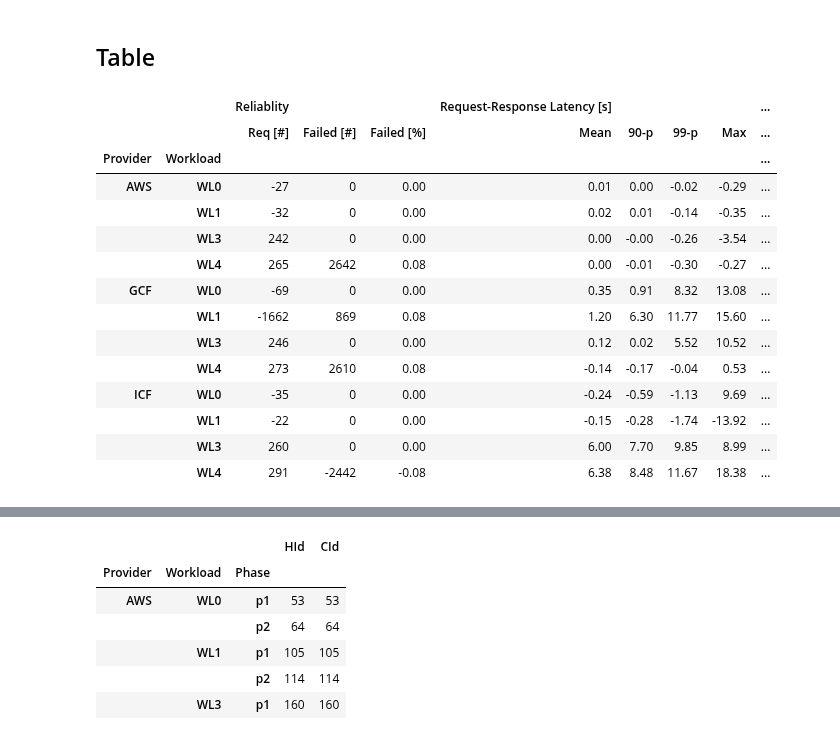
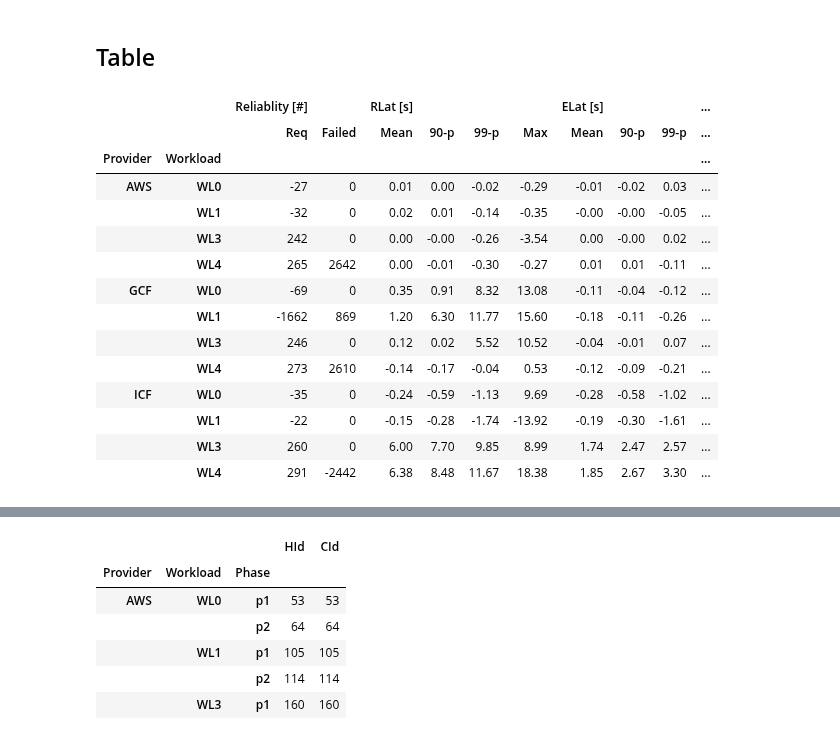
Before and after one commit to tawalaya/FaaSElasticityEngineering, a Jupyter notebook: ACR.ipynb, the cells around one changed output, grey strips where cells are left out. Drawn from its saved outputs; the diff is of its cells as text; code cells hidden in the pictures.

Commit message:
changed diff table code

```diff
--- a/ACR.ipynb
+++ b/ACR.ipynb
@@ -335,15 +335,19 @@ def paperDataSet(data,providers,workloads,runs):
     data = data[data["run"].isin(runs)]
     return data
 
-def createMetrics(data,providers,workloads,runs,group_key=["Provider","WL"]):
+def createMetrics(data,providers,workloads,runs,group_key=["Provider","WL"],withMedian=False):
     #filter data
     data = paperDataSet(data,providers,workloads,runs)
-    return metcisFromData(data,group_key)
+    return metcisFromData(data,group_key,withMedian)
 
-def metcisFromData(data,group_key=["Provider","WL"]):
+def metcisFromData(data,group_key=["Provider","WL"],withMedian=False):
+    metrics = [np.mean,q(90,"p90"),q(99,"p99"),np.max]
+    if withMedian:
+        metrics.append(np.median)
+
     #create performance metrics
     perf = data[data["RFailed"]==False].groupby(group_key)[["RLat","ELat"]].agg(
-        [np.mean,q(90,"p90"),q(99,"p99"),np.max]
+        metrics
     )
 
     reliability = data.groupby(group_key)["RFailed"].agg([count,count_failed,percentage])
@@ -352,19 +356,15 @@ def metcisFromData(data,group_key=["Provider","WL"]):
         ('Reliablity','Req [#]'),('Reliablity','Failed [#]'),('Reliablity','Failed [%]')
     ])
 
-    rlat = style["Names"]["RLat"]+' [s]'
-    elat = style["Names"]["ELat"]+' [s]'
-    perf.columns = pd.MultiIndex.from_tuples([
-        (rlat, 'Mean'),
-        (rlat, '90-p'),
-        (rlat, '99-p'),
-        (rlat, 'Max'),
-        (elat, 'Mean'),
-        (elat, '90-p'),
-        (elat, '99-p'),
-        (elat, 'Max')
 
-    ])
+    labels = ["Mean",'90-p','99-p','Max']
+    if withMedian:
+        labels.append("Med")
+    #python magic incoming: create a list of paired lables (latname + metric...)
+    rlats = list(map(tuple,zip(["RLat"+' [s]']*len(labels),labels)))
+    elats = list(map(tuple,zip(["ELat"+' [s]']*len(labels),labels)))
+    #python magic over
+    perf.columns = pd.MultiIndex.from_tuples(rlats+elats)
     reindex(perf)
     reindex(reliability)
 
@@ -372,31 +372,37 @@ def metcisFromData(data,group_key=["Provider","WL"]):
 # %%
 p_old,r_old = createMetrics(all_old,["aws","gcf","ibm"],["0,0,0.5","0,0,1","60,60,1","60,60,0.5"],[1])
 p_new,r_new = createMetrics(all_new,["aws","gcf","ibm"],["0,0,0.5","0,0,1","60,60,1","60,60,0.5"],[1])
 
 #generate diff
 perf = p_old-p_new
 reliability = r_old-r_new
+#remove Failed [%] as it makes no sense in this context
+reliability = reliability.drop('Failed [%]', axis=1, level=1)
+#rename col.
+reliability.columns = pd.MultiIndex.from_tuples([
+        ('Reliablity [#]','Req'),('Reliablity [#]','Failed')
+    ])
 
 df = pd.concat([reliability,perf],axis=1)
 
 
 pd.options.display.float_format = "{:,.2f}".format
 with open('plots/diff.tex', 'w') as f:
     f.write(df.to_latex())
 df
 # %% [output]
-|  |  | Reliablity |  |  | Request-Response Latency [s] |  |  |  | ... |
-|  |  | Req [#] | Failed [#] | Failed [%] | Mean | 90-p | 99-p | Max | ... |
-| Provider | Workload |  |  |  |  |  |  |  | ... |
-| AWS | WL0 | -27 | 0 | 0.00 | 0.01 | 0.00 | -0.02 | -0.29 | ... |
-|  | WL1 | -32 | 0 | 0.00 | 0.02 | 0.01 | -0.14 | -0.35 | ... |
-|  | WL3 | 242 | 0 | 0.00 | 0.00 | -0.00 | -0.26 | -3.54 | ... |
-|  | WL4 | 265 | 2642 | 0.08 | 0.00 | -0.01 | -0.30 | -0.27 | ... |
-| GCF | WL0 | -69 | 0 | 0.00 | 0.35 | 0.91 | 8.32 | 13.08 | ... |
-|  | WL1 | -1662 | 869 | 0.08 | 1.20 | 6.30 | 11.77 | 15.60 | ... |
-|  | WL3 | 246 | 0 | 0.00 | 0.12 | 0.02 | 5.52 | 10.52 | ... |
-|  | WL4 | 273 | 2610 | 0.08 | -0.14 | -0.17 | -0.04 | 0.53 | ... |
-| ICF | WL0 | -35 | 0 | 0.00 | -0.24 | -0.59 | -1.13 | 9.69 | ... |
-|  | WL1 | -22 | 0 | 0.00 | -0.15 | -0.28 | -1.74 | -13.92 | ... |
-|  | WL3 | 260 | 0 | 0.00 | 6.00 | 7.70 | 9.85 | 8.99 | ... |
-|  | WL4 | 291 | -2442 | -0.08 | 6.38 | 8.48 | 11.67 | 18.38 | ... |
+|  |  | Reliablity [#] |  | RLat [s] |  |  |  | ELat [s] |  |  | ... |
+|  |  | Req | Failed | Mean | 90-p | 99-p | Max | Mean | 90-p | 99-p | ... |
+| Provider | Workload |  |  |  |  |  |  |  |  |  | ... |
+| AWS | WL0 | -27 | 0 | 0.01 | 0.00 | -0.02 | -0.29 | -0.01 | -0.02 | 0.03 | ... |
+|  | WL1 | -32 | 0 | 0.02 | 0.01 | -0.14 | -0.35 | -0.00 | -0.00 | -0.05 | ... |
+|  | WL3 | 242 | 0 | 0.00 | -0.00 | -0.26 | -3.54 | 0.00 | -0.00 | 0.02 | ... |
+|  | WL4 | 265 | 2642 | 0.00 | -0.01 | -0.30 | -0.27 | 0.01 | 0.01 | -0.11 | ... |
+| GCF | WL0 | -69 | 0 | 0.35 | 0.91 | 8.32 | 13.08 | -0.11 | -0.04 | -0.12 | ... |
+|  | WL1 | -1662 | 869 | 1.20 | 6.30 | 11.77 | 15.60 | -0.18 | -0.11 | -0.26 | ... |
+|  | WL3 | 246 | 0 | 0.12 | 0.02 | 5.52 | 10.52 | -0.04 | -0.01 | 0.07 | ... |
+|  | WL4 | 273 | 2610 | -0.14 | -0.17 | -0.04 | 0.53 | -0.12 | -0.09 | -0.21 | ... |
+| ICF | WL0 | -35 | 0 | -0.24 | -0.59 | -1.13 | 9.69 | -0.28 | -0.58 | -1.02 | ... |
+|  | WL1 | -22 | 0 | -0.15 | -0.28 | -1.74 | -13.92 | -0.19 | -0.30 | -1.61 | ... |
+|  | WL3 | 260 | 0 | 6.00 | 7.70 | 9.85 | 8.99 | 1.74 | 2.47 | 2.57 | ... |
+|  | WL4 | 291 | -2442 | 6.38 | 8.48 | 11.67 | 18.38 | 1.85 | 2.67 | 3.30 | ... |
```
Also changed, not shown: parts of 4 cells of this notebook, 2 other files.
